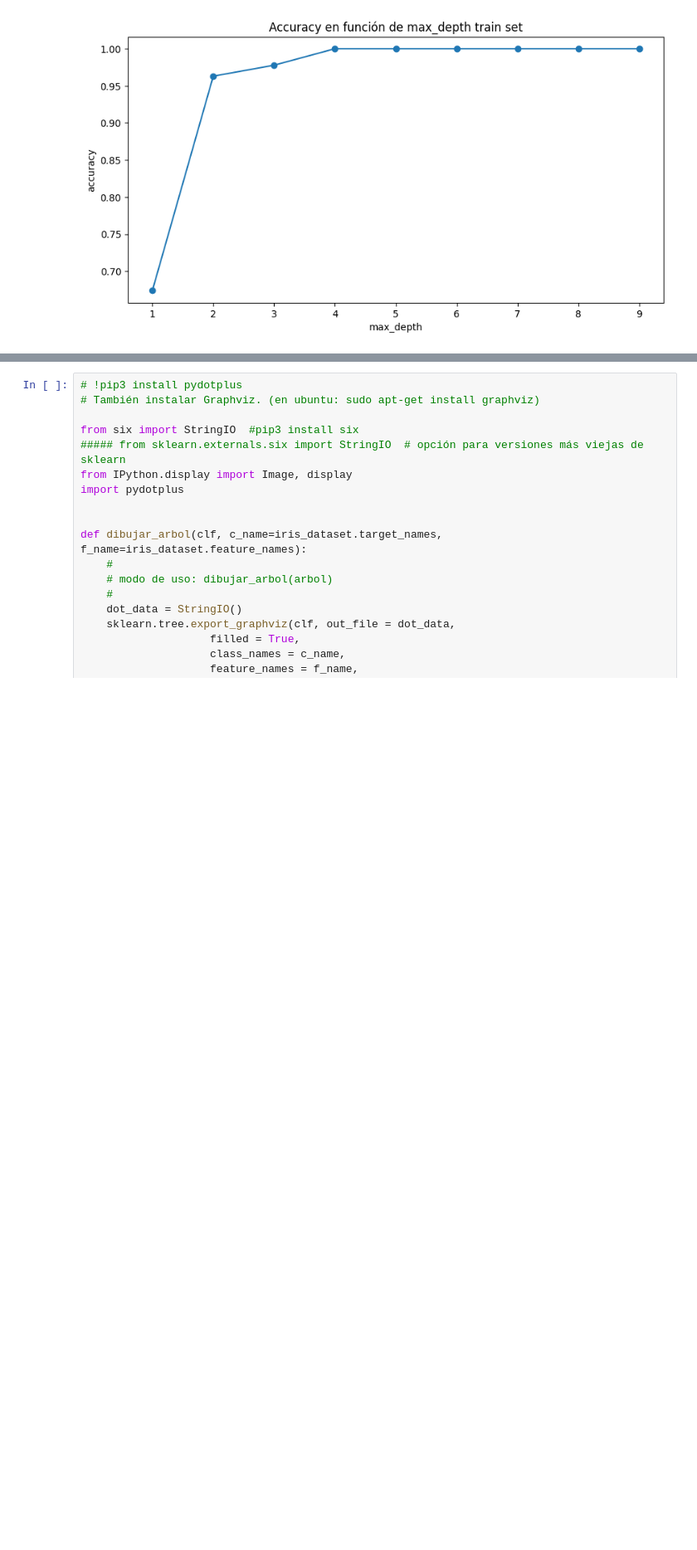
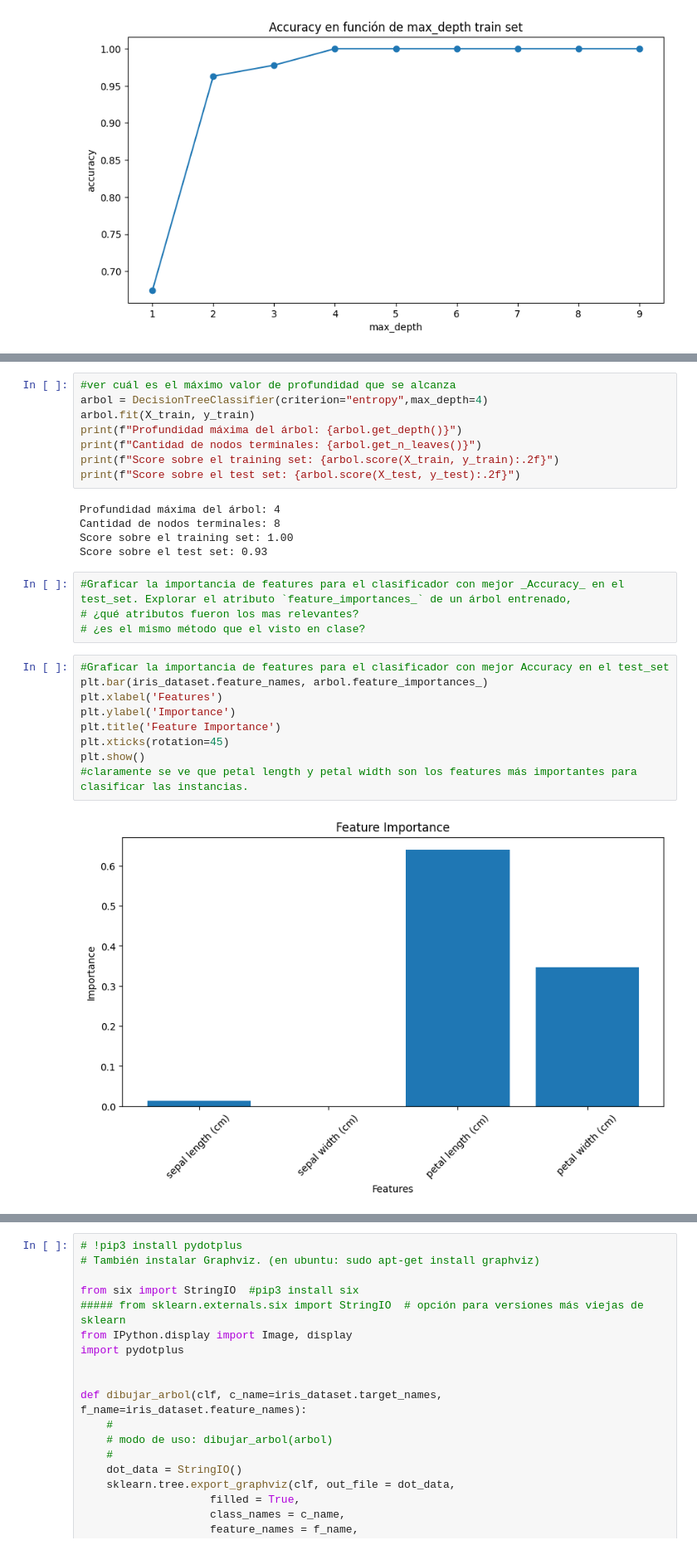
Before and after one commit to machulsky61/Aprendizaje-Automatico, a Jupyter notebook: Notebooks/notebook_03_arboles_de_decision_sklearn-published.ipynb, the cells around one changed output, grey strips where cells are left out. Shown at 83% size. Cells and saved outputs as stored; diff of their text form; blank space fills up the shorter version.

```diff
--- a/Notebooks/notebook_03_arboles_de_decision_sklearn-published.ipynb
+++ b/Notebooks/notebook_03_arboles_de_decision_sklearn-published.ipynb
@@ -414,0 +435,28 @@ plt.show()
+# %%
+#ver cuál es el máximo valor de profundidad que se alcanza
+arbol = DecisionTreeClassifier(criterion="entropy",max_depth=4)
+arbol.fit(X_train, y_train)
+print(f"Profundidad máxima del árbol: {arbol.get_depth()}")
+print(f"Cantidad de nodos terminales: {arbol.get_n_leaves()}")
+print(f"Score sobre el training set: {arbol.score(X_train, y_train):.2f}")
+print(f"Score sobre el test set: {arbol.score(X_test, y_test):.2f}")
+# %% [output]
+Profundidad máxima del árbol: 4
+Cantidad de nodos terminales: 8
+Score sobre el training set: 1.00
+Score sobre el test set: 0.93
+# %%
+#Graficar la importancia de features para el clasificador con mejor _Accuracy_ en el test_set. Explorar el atributo `feature_importances_` de un árbol entrenado,
+# ¿qué atributos fueron los mas relevantes?
+# ¿es el mismo método que el visto en clase?
+# %%
+#Graficar la importancia de features para el clasificador con mejor Accuracy en el test_set
+plt.bar(iris_dataset.feature_names, arbol.feature_importances_)
+plt.xlabel('Features')
+plt.ylabel('Importance')
+plt.title('Feature Importance')
+plt.xticks(rotation=45)
+plt.show()
+#claramente se ve que petal length y petal width son los features más importantes para clasificar las instancias.
+# %% [output]
+[figure, added]
```
Also changed, not shown: parts of 6 cells of this notebook.
